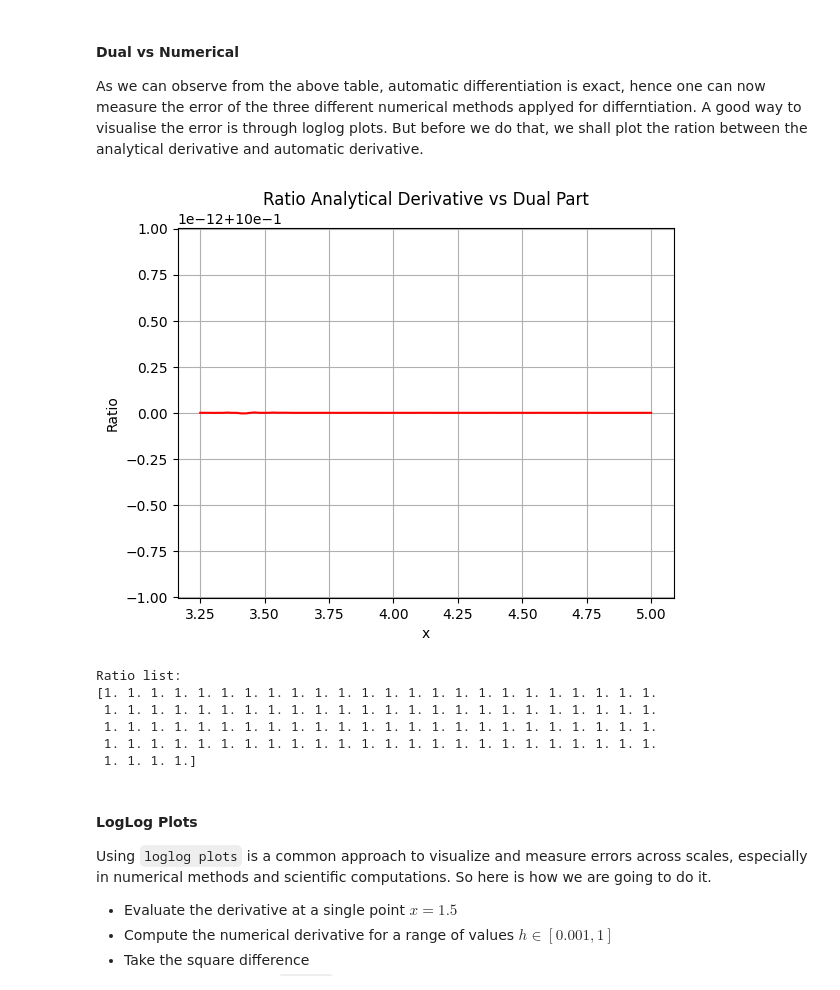
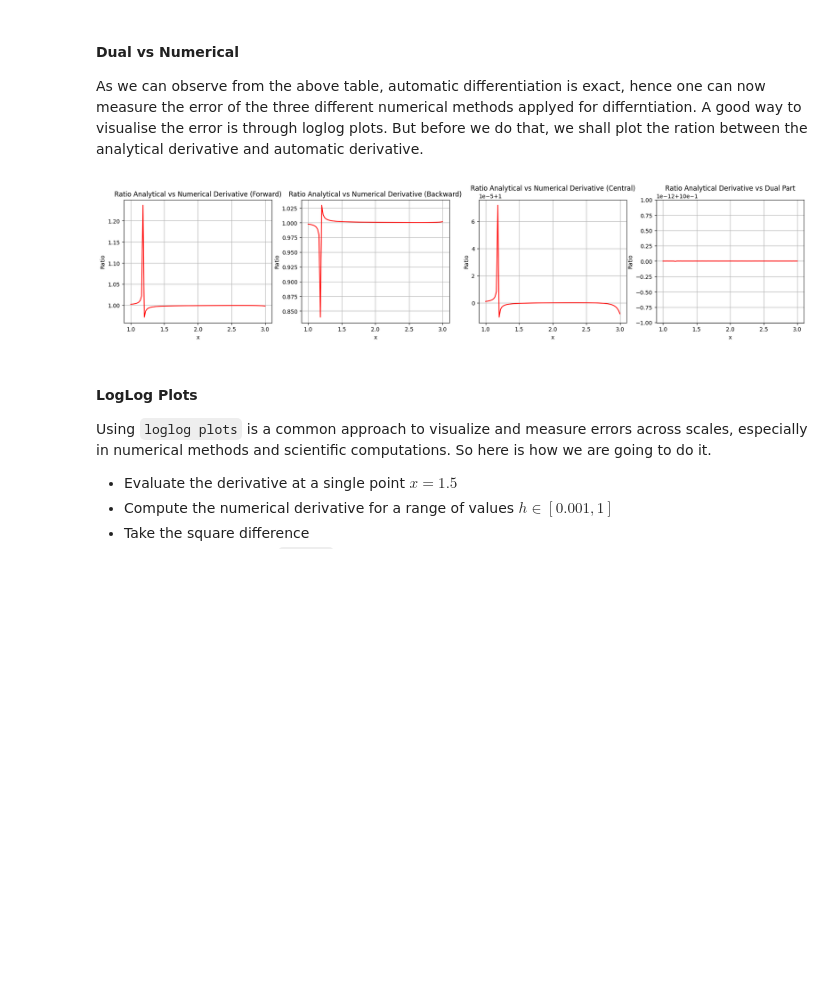
Before and after one commit to MatteoMancini01/dual_autodiff, a Jupyter notebook: docs/dual_autodiff.ipynb, the cells around one changed output. Saved outputs shown, nothing was run; the diff lists cells and outputs as text; code cells hidden in the pictures; blank space fills up the shorter version.

```diff
--- a/docs/dual_autodiff.ipynb
+++ b/docs/dual_autodiff.ipynb
@@ -391,32 +444,61 @@ results # Displaying the output in a nice format
 #### Dual vs Numerical
 As we can observe from the above table, automatic differentiation is exact, hence one can now measure the error of the three different numerical methods applyed for differntiation. A good way to visualise the error is through loglog plots. But before we do that, we shall plot the ration between the analytical derivative and automatic derivative.
 # %%
+# f(x)
+def f(x):
+    return np.log(np.sin(x)) + x**2*np.cos(x)
+
 # f'(x)
 def df_true(x):
     return 1/np.tan(x) + 2*x*np.cos(x) - x**2*np.sin(x)
 
-x_space = np.linspace(3.25,5,100) # same as before define a range of real values
+x_space = np.linspace(1,3,100) # same as before define a range of real values
 
+# Numerical solution
+h = 0.001 # step size
+ndf = NumDiff(f, x_space, h)
+ndf_for = ndf.first_forward() # forward difference
+ndf_cen = ndf.first_central() # central difference
+ndf_bac = ndf.first_backward() # backward difference
+
+# using Dual
 x = Dual(x_space, 1) # defining variable
 function_x = x.sin().log() + (x**2)*x.cos() # defining function
 ratio_ = df_true(x_space)/(function_x.dual) # defining ratio
 
-plt.plot(x_space, ratio_, color= 'red')
-plt.xlabel('x')
-plt.ylabel('Ratio')
-plt.title('Ratio Analytical Derivative vs Dual Part')
-plt.grid()
+
+fig, ax = plt.subplots(1,4, figsize = (22, 4)) # making subplots
+
+# Forward difference
+ax[0].plot(x_space, df_true(x_space)/ndf_for, color = 'red')
+ax[0].set_title('Ratio Analytical vs Numerical Derivative (Forward)')
+ax[0].set_xlabel('x')
+ax[0].set_ylabel('Ratio')
+ax[0].grid()
+
+# Backward difference
+ax[1].plot(x_space, df_true(x_space)/ndf_bac, color = 'red')
+ax[1].set_title('Ratio Analytical vs Numerical Derivative (Backward)')
+ax[1].set_xlabel('x')
+ax[1].set_ylabel('Ratio')
+ax[1].grid()
+
+# Central difference
+ax[2].plot(x_space, df_true(x_space)/ndf_cen, color = 'red')
+ax[2].set_title('Ratio Analytical vs Numerical Derivative (Central)')
+ax[2].set_xlabel('x')
+ax[2].set_ylabel('Ratio')
+ax[2].grid()
+
+# Automatic difference
+ax[3].plot(x_space, ratio_, color= 'red')
+ax[3].set_xlabel('x')
+ax[3].set_ylabel('Ratio')
+ax[3].set_title('Ratio Analytical Derivative vs Dual Part')
+ax[3].grid()
 plt.show()
-print('Ratio list:')
-print(ratio_)
 # %% [output]
-[figure, old version]
+[figure, new version]
-Ratio list:
-[1. 1. 1. 1. 1. 1. 1. 1. 1. 1. 1. 1. 1. 1. 1. 1. 1. 1. 1. 1. 1. 1. 1. 1.
- 1. 1. 1. 1. 1. 1. 1. 1. 1. 1. 1. 1. 1. 1. 1. 1. 1. 1. 1. 1. 1. 1. 1. 1.
- 1. 1. 1. 1. 1. 1. 1. 1. 1. 1. 1. 1. 1. 1. 1. 1. 1. 1. 1. 1. 1. 1. 1. 1.
- 1. 1. 1. 1. 1. 1. 1. 1. 1. 1. 1. 1. 1. 1. 1. 1. 1. 1. 1. 1. 1. 1. 1. 1.
- 1. 1. 1. 1.]
 # %% [markdown]
 #### LogLog Plots
 Using `loglog plots` is a common approach to visualize and measure errors across scales, especially in numerical methods and scientific computations. So here is how we are going to do it.
```
Also changed, not shown: parts of 3 cells of this notebook, 14 other files.
